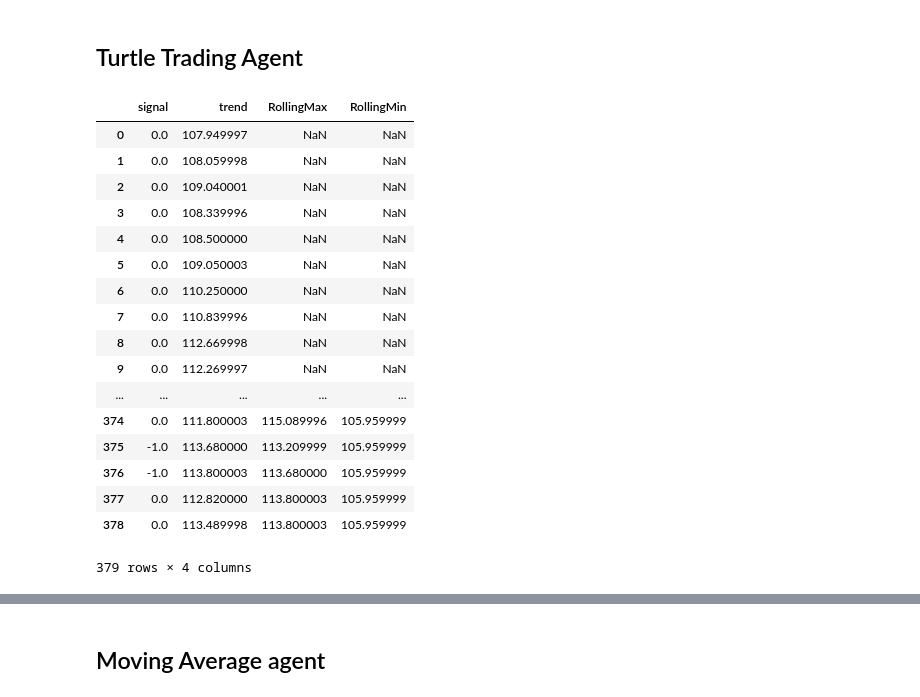
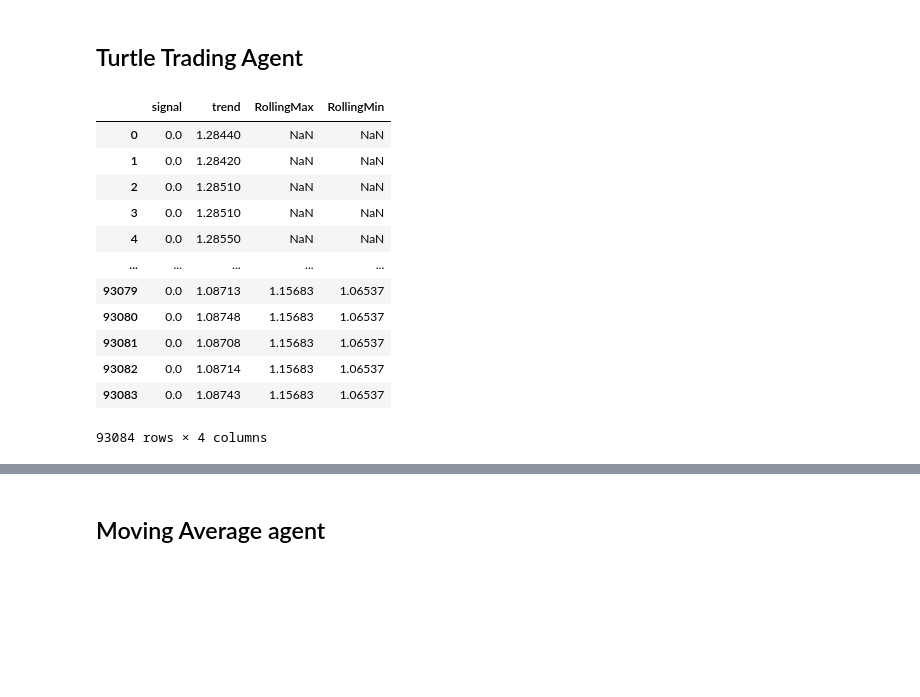
Before and after one commit to matteoalberti/TradingRL, a Jupyter notebook: notebooks/Base_RL_nolib.ipynb, the cells around one changed output, grey strips where cells are left out. Saved outputs shown, nothing was run; the diff lists cells and outputs as text; code cells hidden in the pictures; blank space fills up the shorter version.

```diff
--- a/notebooks/Base_RL_nolib.ipynb
+++ b/notebooks/Base_RL_nolib.ipynb
@@ -38,8 +43,11 @@ Successfully installed yfinance-0.1.43
 # %%
 ## Save future files to your drive
 ## In this notebook control for multiple testing
-import numpy as np
-from google.colab import drive
-drive.mount('/content/drive',force_remount=True)
-%cd "/content/drive/My Drive/FirmAI/FinML/Data/Agent Trading"
+# import numpy as np
+# from google.colab import drive
+# drive.mount('/content/drive',force_remount=True)
+# %cd "/content/drive/My Drive/FirmAI/FinML/Data/Agent Trading"
+
+df = pd.read_csv("../Data/eurusd_hour.csv")
+df.head()
 # %% [output]
@@ -51,0 +60,5 @@ Mounted at /content/drive
+# %%
+df['Datetime'] = df['Date'] + ' ' + df['Time']
+date_time = pd.to_datetime(df.pop('Datetime'), format='%Y.%m.%d %H:%M')
+df = df.drop(['Date', 'Time'], axis=1)
+df.head()
@@ -52,8 +81,9 @@ Mounted at /content/drive
 # %%
+df_full = df.copy()
 
-from pandas_datareader import data as pdr
-import fix_yahoo_finance as yf
-yf.pdr_override()
-df_full = pdr.get_data_yahoo("JPM", start="2018-01-01").reset_index()
-df_full.to_csv('output/JPM.csv',index=False)
-df_full.head()
+# from pandas_datareader import data as pdr
+# import fix_yahoo_finance as yf
+# yf.pdr_override()
+# df_full = pdr.get_data_yahoo("JPM", start="2018-01-01").reset_index()
+# df_full.to_csv('output/JPM.csv',index=False)
+# df_full.head()
@@ -68,6 +90,6 @@ df_full.head()
 # %%
 
-df_full = pd.read_csv('output/JPM.csv')
+# df_full = pd.read_csv('output/JPM.csv')
 # %% [markdown]
 #  Agents
 
@@ -98,36 +120,33 @@ df_full = pd.read_csv('output/JPM.csv')
 # %% [markdown]
 ## Turtle Trading Agent
 # %%
+
 df= df_full.copy()
 name = 'Turtle Trading Agent'
+
 count = int(np.ceil(len(df) * 0.1))
 signals = pd.DataFrame(index=df.index)
 signals['signal'] = 0.0
-signals['trend'] = df['Close']
+signals['trend'] = df['BC']
 signals['RollingMax'] = (signals.trend.shift(1).rolling(count).max())
 signals['RollingMin'] = (signals.trend.shift(1).rolling(count).min())
 signals.loc[signals['RollingMax'] < signals.trend, 'signal'] = -1
 signals.loc[signals['RollingMin'] > signals.trend, 'signal'] = 1
 signals
 # %% [output]
 |  | signal | trend | RollingMax | RollingMin |
-| 0 | 0.0 | 107.949997 | NaN | NaN |
-| 1 | 0.0 | 108.059998 | NaN | NaN |
-| 2 | 0.0 | 109.040001 | NaN | NaN |
-| 3 | 0.0 | 108.339996 | NaN | NaN |
-| 4 | 0.0 | 108.500000 | NaN | NaN |
-| 5 | 0.0 | 109.050003 | NaN | NaN |
-| 6 | 0.0 | 110.250000 | NaN | NaN |
-| 7 | 0.0 | 110.839996 | NaN | NaN |
-| 8 | 0.0 | 112.669998 | NaN | NaN |
-| 9 | 0.0 | 112.269997 | NaN | NaN |
+| 0 | 0.0 | 1.28440 | NaN | NaN |
+| 1 | 0.0 | 1.28420 | NaN | NaN |
+| 2 | 0.0 | 1.28510 | NaN | NaN |
+| 3 | 0.0 | 1.28510 | NaN | NaN |
+| 4 | 0.0 | 1.28550 | NaN | NaN |
 | ... | ... | ... | ... | ... |
-| 374 | 0.0 | 111.800003 | 115.089996 | 105.959999 |
-| 375 | -1.0 | 113.680000 | 113.209999 | 105.959999 |
-| 376 | -1.0 | 113.800003 | 113.680000 | 105.959999 |
-| 377 | 0.0 | 112.820000 | 113.800003 | 105.959999 |
-| 378 | 0.0 | 113.489998 | 113.800003 | 105.959999 |
+| 93079 | 0.0 | 1.08713 | 1.15683 | 1.06537 |
+| 93080 | 0.0 | 1.08748 | 1.15683 | 1.06537 |
+| 93081 | 0.0 | 1.08708 | 1.15683 | 1.06537 |
+| 93082 | 0.0 | 1.08714 | 1.15683 | 1.06537 |
+| 93083 | 0.0 | 1.08743 | 1.15683 | 1.06537 |
-379 rows × 4 columns
+93084 rows × 4 columns
 # %%
 def buy_stock(
     real_movement,
```
Also changed, not shown: parts of 21 cells of this notebook, 4 other files.
